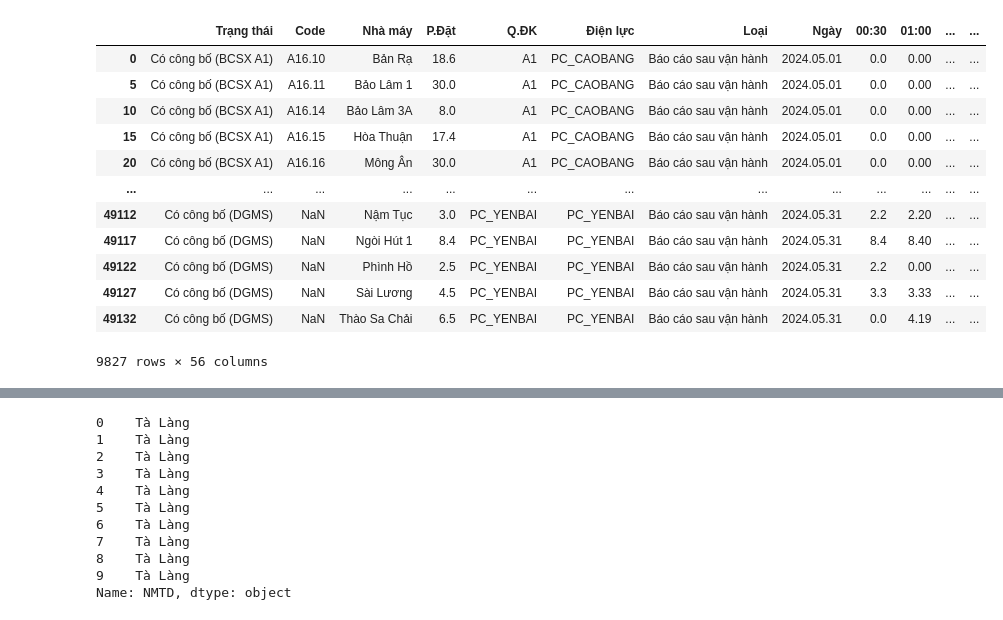
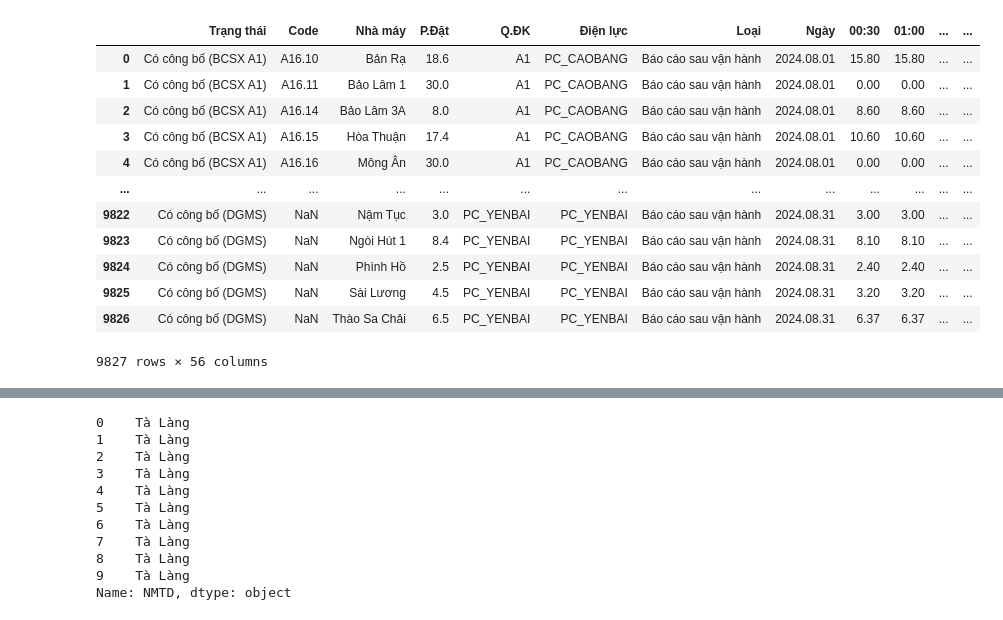
Before and after one commit to khuecoi2001/TDN_project, a Jupyter notebook: notebooks/Check_data_TDN.ipynb, the cells around one changed output, grey strips where cells are left out. Cells and saved outputs as stored; diff of their text form; code cells hidden in the pictures.

```diff
--- a/notebooks/Check_data_TDN.ipynb
+++ b/notebooks/Check_data_TDN.ipynb
@@ -2,7 +2,7 @@
 import pandas as pd
 import os
 # %%
-folder_path = 'P:/15. Hệ thống DGMS/Daily Report/Bac/BCSVH_xlsx/2024/05'
+folder_path = 'P:/15. Hệ thống DGMS/Daily Report/Bac/BCSVH_xlsx/2024/08'
 # %%
 import re
 
@@ -34,20 +34,21 @@ final_df = pd.concat(df_list, ignore_index=True)
 # %%
 # Chỉ giữ những giá trị 'Báo cáo sau vận hành' trong cột 'Loại'
 final_df = final_df[final_df['Loại'] == 'Báo cáo sau vận hành']
+final_df.reset_index(drop=True, inplace=True)
 final_df
 # %% [output]
 |  | Trạng thái | Code | Nhà máy | P.Đặt | Q.ĐK | Điện lực | Loại | Ngày | 00:30 | 01:00 | ... | ... |
-| 0 | Có công bố (BCSX A1) | A16.10 | Bản Rạ | 18.6 | A1 | PC_CAOBANG | Báo cáo sau vận hành | 2024.05.01 | 0.0 | 0.00 | ... | ... |
-| 5 | Có công bố (BCSX A1) | A16.11 | Bảo Lâm 1 | 30.0 | A1 | PC_CAOBANG | Báo cáo sau vận hành | 2024.05.01 | 0.0 | 0.00 | ... | ... |
-| 10 | Có công bố (BCSX A1) | A16.14 | Bảo Lâm 3A | 8.0 | A1 | PC_CAOBANG | Báo cáo sau vận hành | 2024.05.01 | 0.0 | 0.00 | ... | ... |
-| 15 | Có công bố (BCSX A1) | A16.15 | Hòa Thuận | 17.4 | A1 | PC_CAOBANG | Báo cáo sau vận hành | 2024.05.01 | 0.0 | 0.00 | ... | ... |
-| 20 | Có công bố (BCSX A1) | A16.16 | Mông Ân | 30.0 | A1 | PC_CAOBANG | Báo cáo sau vận hành | 2024.05.01 | 0.0 | 0.00 | ... | ... |
+| 0 | Có công bố (BCSX A1) | A16.10 | Bản Rạ | 18.6 | A1 | PC_CAOBANG | Báo cáo sau vận hành | 2024.08.01 | 15.80 | 15.80 | ... | ... |
+| 1 | Có công bố (BCSX A1) | A16.11 | Bảo Lâm 1 | 30.0 | A1 | PC_CAOBANG | Báo cáo sau vận hành | 2024.08.01 | 0.00 | 0.00 | ... | ... |
+| 2 | Có công bố (BCSX A1) | A16.14 | Bảo Lâm 3A | 8.0 | A1 | PC_CAOBANG | Báo cáo sau vận hành | 2024.08.01 | 8.60 | 8.60 | ... | ... |
+| 3 | Có công bố (BCSX A1) | A16.15 | Hòa Thuận | 17.4 | A1 | PC_CAOBANG | Báo cáo sau vận hành | 2024.08.01 | 10.60 | 10.60 | ... | ... |
+| 4 | Có công bố (BCSX A1) | A16.16 | Mông Ân | 30.0 | A1 | PC_CAOBANG | Báo cáo sau vận hành | 2024.08.01 | 0.00 | 0.00 | ... | ... |
 | ... | ... | ... | ... | ... | ... | ... | ... | ... | ... | ... | ... | ... |
-| 49112 | Có công bố (DGMS) | NaN | Nậm Tục | 3.0 | PC_YENBAI | PC_YENBAI | Báo cáo sau vận hành | 2024.05.31 | 2.2 | 2.20 | ... | ... |
-| 49117 | Có công bố (DGMS) | NaN | Ngòi Hút 1 | 8.4 | PC_YENBAI | PC_YENBAI | Báo cáo sau vận hành | 2024.05.31 | 8.4 | 8.40 | ... | ... |
-| 49122 | Có công bố (DGMS) | NaN | Phình Hồ | 2.5 | PC_YENBAI | PC_YENBAI | Báo cáo sau vận hành | 2024.05.31 | 2.2 | 0.00 | ... | ... |
-| 49127 | Có công bố (DGMS) | NaN | Sài Lương | 4.5 | PC_YENBAI | PC_YENBAI | Báo cáo sau vận hành | 2024.05.31 | 3.3 | 3.33 | ... | ... |
-| 49132 | Có công bố (DGMS) | NaN | Thào Sa Chải | 6.5 | PC_YENBAI | PC_YENBAI | Báo cáo sau vận hành | 2024.05.31 | 0.0 | 4.19 | ... | ... |
+| 9822 | Có công bố (DGMS) | NaN | Nậm Tục | 3.0 | PC_YENBAI | PC_YENBAI | Báo cáo sau vận hành | 2024.08.31 | 3.00 | 3.00 | ... | ... |
+| 9823 | Có công bố (DGMS) | NaN | Ngòi Hút 1 | 8.4 | PC_YENBAI | PC_YENBAI | Báo cáo sau vận hành | 2024.08.31 | 8.10 | 8.10 | ... | ... |
+| 9824 | Có công bố (DGMS) | NaN | Phình Hồ | 2.5 | PC_YENBAI | PC_YENBAI | Báo cáo sau vận hành | 2024.08.31 | 2.40 | 2.40 | ... | ... |
+| 9825 | Có công bố (DGMS) | NaN | Sài Lương | 4.5 | PC_YENBAI | PC_YENBAI | Báo cáo sau vận hành | 2024.08.31 | 3.20 | 3.20 | ... | ... |
+| 9826 | Có công bố (DGMS) | NaN | Thào Sa Chải | 6.5 | PC_YENBAI | PC_YENBAI | Báo cáo sau vận hành | 2024.08.31 | 6.37 | 6.37 | ... | ... |
 9827 rows × 56 columns
 # %%
 import unicodedata
```
Also changed, not shown: parts of 8 cells of this notebook.
